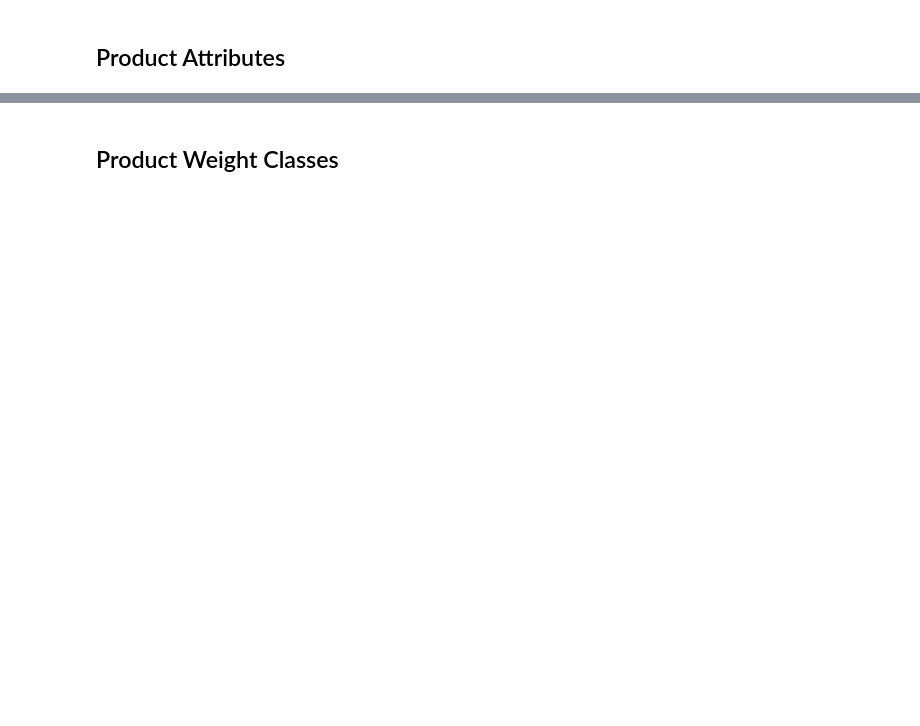
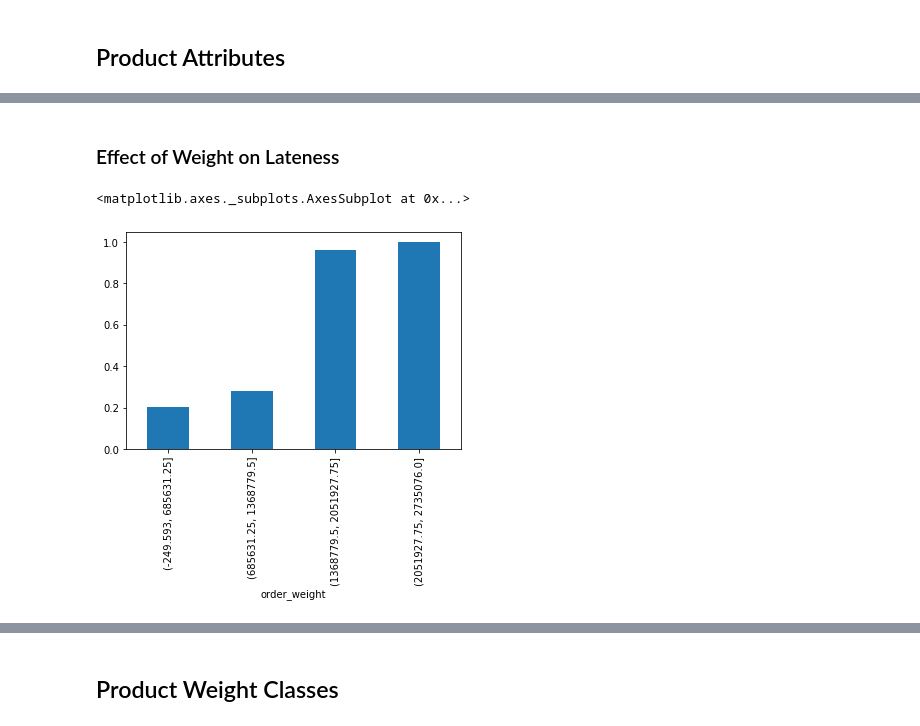
Before and after one commit to jospaeth-tum/accenture-challenge-2022, a Jupyter notebook: notebook.ipynb, the cells around one changed output, grey strips where cells are left out. Cells and saved outputs as stored; diff of their text form; code cells hidden in the pictures; blank space fills up the shorter version.

```diff
--- a/notebook.ipynb
+++ b/notebook.ipynb
@@ -113,0 +261,16 @@ product_attributes.groupby(by='material_handling').agg({'product_id': 'count', '
+# %% [markdown]
+### Effect of Weight on Lateness
+# %%
+num_weight_groups = 4
+
+a = product_attributes.set_index('product_id').join(orders.set_index('product_id'))
+a['order_weight'] = a['weight'] * a['units']
+a_late = a[a['late_order'] == True]
+b = a_late.groupby(by=pd.cut(a_late['order_weight'], num_weight_groups)).count()
+c = a.groupby(by=pd.cut(a['order_weight'], num_weight_groups)).count()
+d = (b/c)['weight']
+
+d.plot(kind='bar')
+# %% [output]
+<matplotlib.axes._subplots.AxesSubplot at 0x...>
+[figure, added]
```
Also changed, not shown: parts of 22 cells of this notebook.
